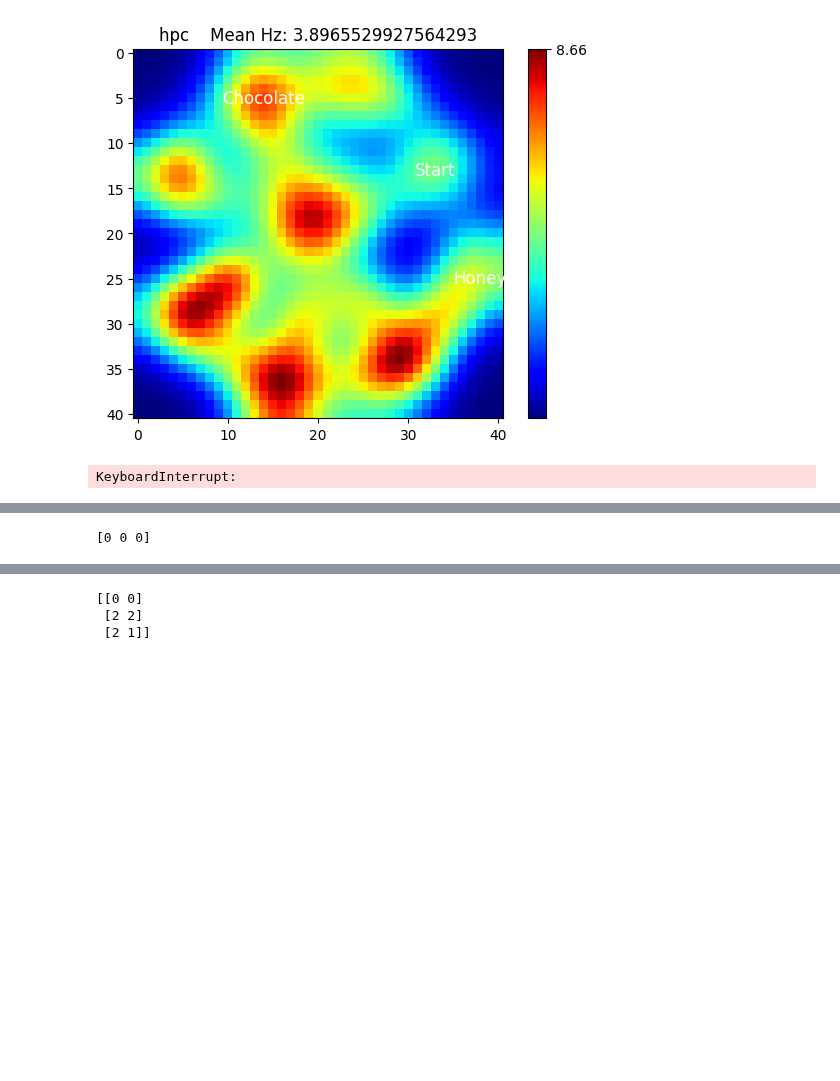
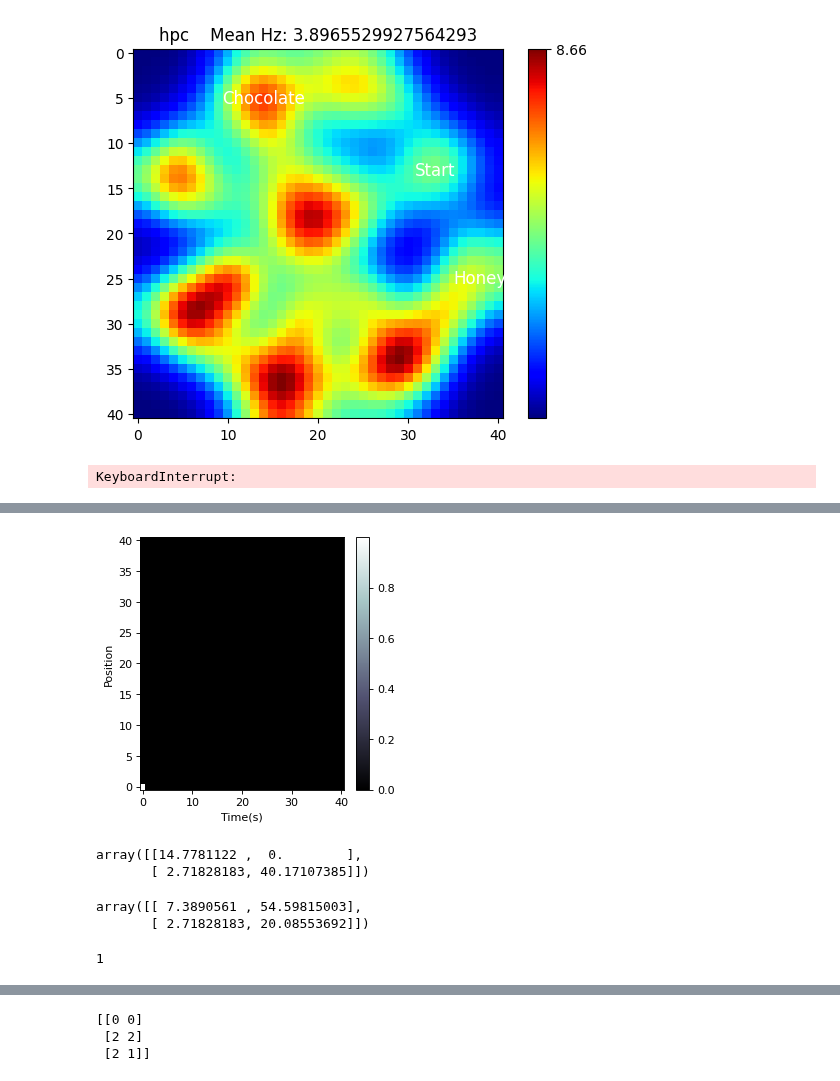
Before and after one commit to shauryagoyall/Andrea-Data, a Jupyter notebook: Calculate-Place-Map.ipynb, the cells around one changed output, grey strips where cells are left out. Saved outputs shown, nothing was run; the diff lists cells and outputs as text; code cells hidden in the pictures; blank space fills up the shorter version.

```diff
--- a/Calculate-Place-Map.ipynb
+++ b/Calculate-Place-Map.ipynb
@@ -467,3 +560,26 @@ pickle.dump(position_probability, open( 'probs' , "wb" ))
+# %%
+# Figure 1: Bayesian decoding
+fig1 = plt.figure(figsize=(len(position_bins)/10, len(position_bins)/10), dpi=80)
+
+# Plotting the estimated position matrix
+plt.imshow(np.flipud(position_probability[0]), aspect='auto', cmap='bone')
+plt.gca().invert_yaxis()
+plt.colorbar()
+# Plotting the estimated position line
+#plt.plot(t, estimated_position_interp, 'r', linewidth=2)
+# plt.plot(t0, estimated_position, 'r', linewidth=2)
+# plt.title(category+" "+ str(trial_number))
+plt.ylabel('Position')
+plt.xlabel('Time(s)')
+
+#actual position
+#plt.plot(t, position, 'g', linewidth=2 ) ## plot the smoothened positions or the speed filtered position
+
+# plt.plot(t0, position_interp, 'g', linewidth=2 )
+
+plt.show()
+# %% [output]
+[figure, added]
 # %%
 def calculate_estimated_position(t0, time_bin_width, place_fields, binned_spikes, position_bins, good_place_cells):
 
@@ -542,28 +658,18 @@ def reconstruct(j, bin_width, place_field, binned_spikes, position_bins, good_pl
 #         plt.xlabel('Column Index')
 #         plt.ylabel('Row Index')
 #         plt.show()
-# %%
-
-# Example array of 3 matrices
-matrix1 = np.array([[3, 1, 4],
-                   [2, 8, 5],
-                   [7, 6, 9]])
-
-matrix2 = np.array([[10, 11, 12],
-                   [13, 14, 15],
-                   [16, 17, 18]])
-
-matrix3 = np.array([[1, 2, 3],
-                   [4, 5, 6],
-                   [7, 8, 9]])
-
-array_of_matrices = [matrix1, matrix2, matrix3]
-
-# Calculate argmax for all matrices along both axes (rows and columns)
-argmax_array = np.argmax(np.stack(array_of_matrices), axis=2)
-argmax_array = np.argmax(argmax_array, axis=1)
-
-# Display the array of argmax values
-print(argmax_array)
-# %% [output]
-[0 0 0]
+# %%
+np.array([[2,0],[1,2]]) * np.exp([[2,4],[1,3]])
+# %% [output]
+array([[14.7781122 ,  0.        ],
+       [ 2.71828183, 40.17107385]])
+# %%
+np.exp([[2,4],[1,3]])
+# %% [output]
+array([[ 7.3890561 , 54.59815003],
+       [ 2.71828183, 20.08553692]])
+# %%
+a=binned_data[:,11500]
+a[26]
+# %% [output]
+1
```
Also changed, not shown: parts of 11 cells of this notebook.
